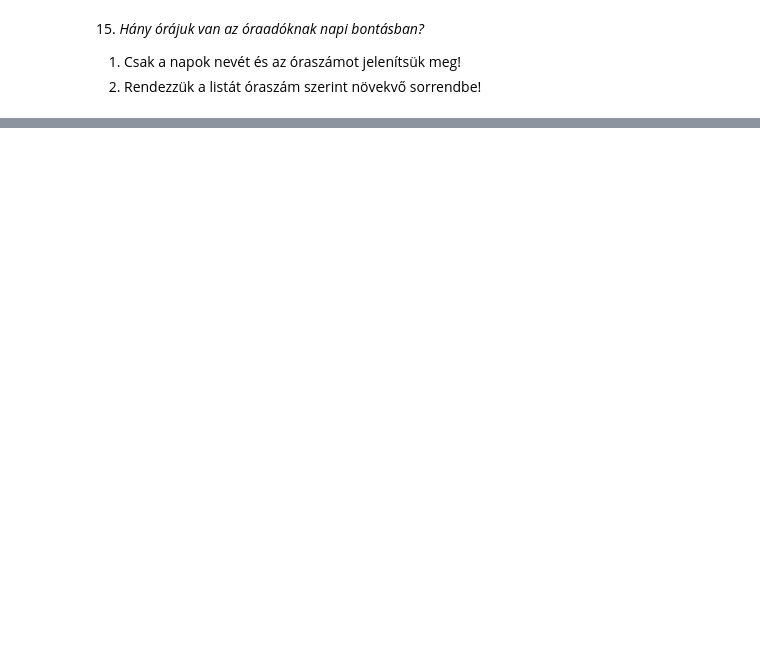
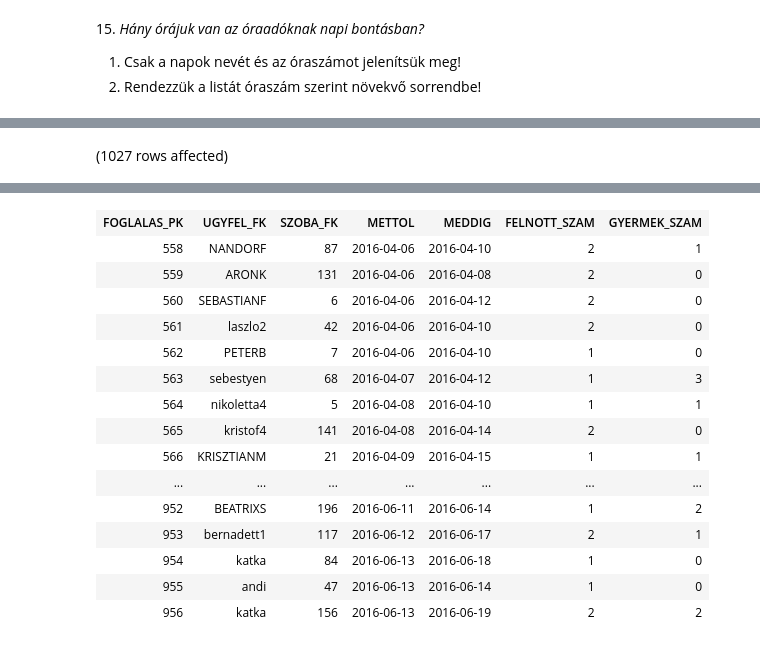
Before and after one commit to kardosfran/adatbazisok, a Jupyter notebook: gyak3/adatbazisok/gyakorlat03_feladatok.ipynb, the cells around one changed output, grey strips where cells are left out. Drawn from its saved outputs; the diff is of its cells as text; code cells hidden in the pictures; blank space fills up the shorter version.

```diff
--- a/gyak3/adatbazisok/gyakorlat03_feladatok.ipynb
+++ b/gyak3/adatbazisok/gyakorlat03_feladatok.ipynb
@@ -209,0 +230,5 @@ Total execution time: 00:00:00.011
+# %%
+select *
+from Foglalas
+# %% [output]
+(1027 rows affected)
@@ -209,0 +236,16 @@ Total execution time: 00:00:00.011
+| FOGLALAS_PK | UGYFEL_FK | SZOBA_FK | METTOL | MEDDIG | FELNOTT_SZAM | GYERMEK_SZAM |
+| 558 | NANDORF | 87 | 2016-04-06 | 2016-04-10 | 2 | 1 |
+| 559 | ARONK | 131 | 2016-04-06 | 2016-04-08 | 2 | 0 |
+| 560 | SEBASTIANF | 6 | 2016-04-06 | 2016-04-12 | 2 | 0 |
+| 561 | laszlo2 | 42 | 2016-04-06 | 2016-04-10 | 2 | 0 |
+| 562 | PETERB | 7 | 2016-04-06 | 2016-04-10 | 1 | 0 |
+| 563 | sebestyen | 68 | 2016-04-07 | 2016-04-12 | 1 | 3 |
+| 564 | nikoletta4 | 5 | 2016-04-08 | 2016-04-10 | 1 | 1 |
+| 565 | kristof4 | 141 | 2016-04-08 | 2016-04-14 | 2 | 0 |
+| 566 | KRISZTIANM | 21 | 2016-04-09 | 2016-04-15 | 1 | 1 |
+| ... | ... | ... | ... | ... | ... | ... |
+| 952 | BEATRIXS | 196 | 2016-06-11 | 2016-06-14 | 1 | 2 |
+| 953 | bernadett1 | 117 | 2016-06-12 | 2016-06-17 | 2 | 1 |
+| 954 | katka | 84 | 2016-06-13 | 2016-06-18 | 1 | 0 |
+| 955 | andi | 47 | 2016-06-13 | 2016-06-14 | 1 | 0 |
+| 956 | katka | 156 | 2016-06-13 | 2016-06-19 | 2 | 2 |
```
Also changed, not shown: parts of 5 cells of this notebook.
